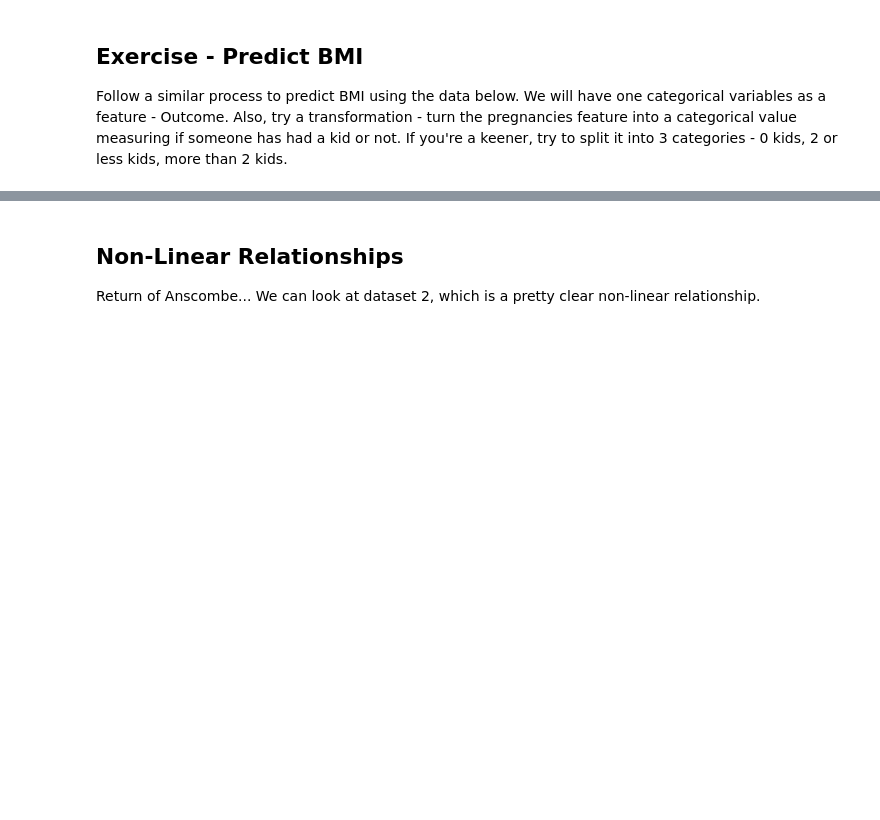
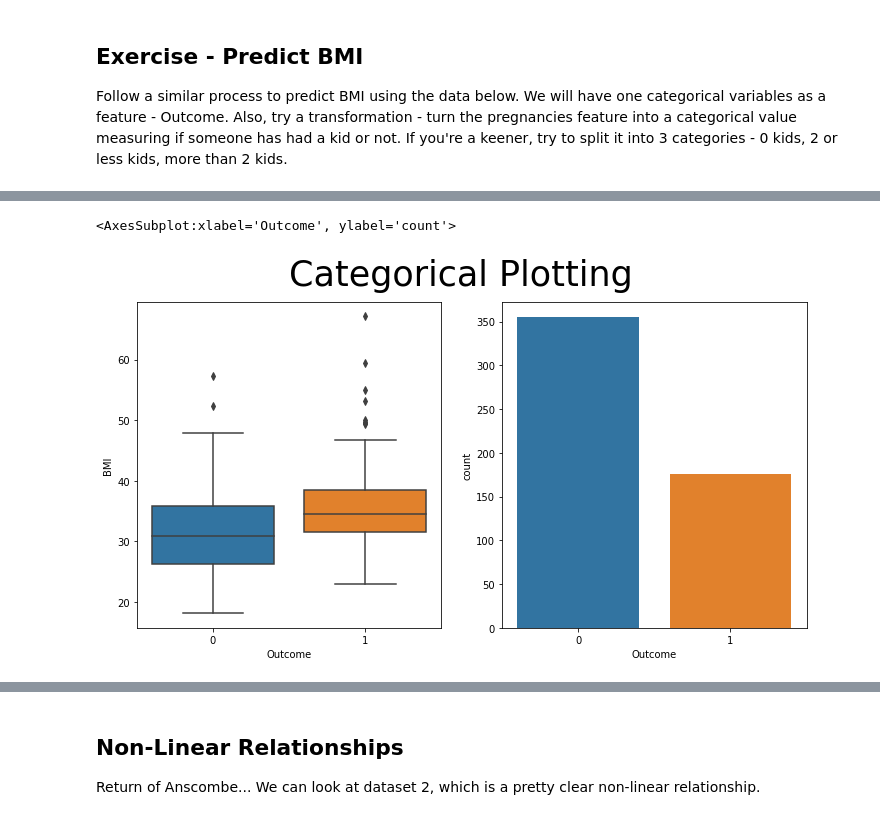
Before and after one commit to SidhST12/Basic_Stats_in_Python_Student_Workbooks, a Jupyter notebook: 024_EDA_LinReg_1hot_nonLinear.ipynb, the cells around one changed output, grey strips where cells are left out. Cells and saved outputs as stored; diff of their text form; code cells hidden in the pictures; blank space fills up the shorter version.

```diff
--- a/024_EDA_LinReg_1hot_nonLinear.ipynb
+++ b/024_EDA_LinReg_1hot_nonLinear.ipynb
@@ -364,0 +370,12 @@ df_d.head()
+# %%
+#Outlier filter
+df_d = df_d[df_d["BMI"] > 10]
+df_d = df_d[df_d["Glucose"] > 10]
+df_d = df_d[df_d["SkinThickness"] < 80]
+df_d = df_d[df_d["SkinThickness"] > 0]
+df_d = df_d[df_d["BloodPressure"] > 10]
+# %%
+#Create Categories
+df_d["2pluskid"] = df_d["Pregnancies"] > 2
+df_d["2orlesskid"] = (df_d["Pregnancies"] > 0) & (df_d["Pregnancies"] <= 2)
+df_d.head()
@@ -364,0 +389,4 @@ df_d.head()
+# %%
+#Make outcome a category
+df_d['Outcome']=df_d['Outcome'].astype('category')
+df_d.info()
@@ -364,0 +411,9 @@ df_d.head()
+# %%
+#Categorical plot outcome
+fig, ax = plt.subplots(nrows=1,ncols=2,figsize=(12,6))
+fig.suptitle("Categorical Plotting", fontsize=35)
+sns.boxplot(x="Outcome", y="BMI", data=df_d,ax=ax[0])
+sns.countplot(x="Outcome", data=df_d,ax=ax[1])
+# %% [output]
+<AxesSubplot:xlabel='Outcome', ylabel='count'>
+[figure, added]
```
Also changed, not shown: parts of 6 cells of this notebook.
